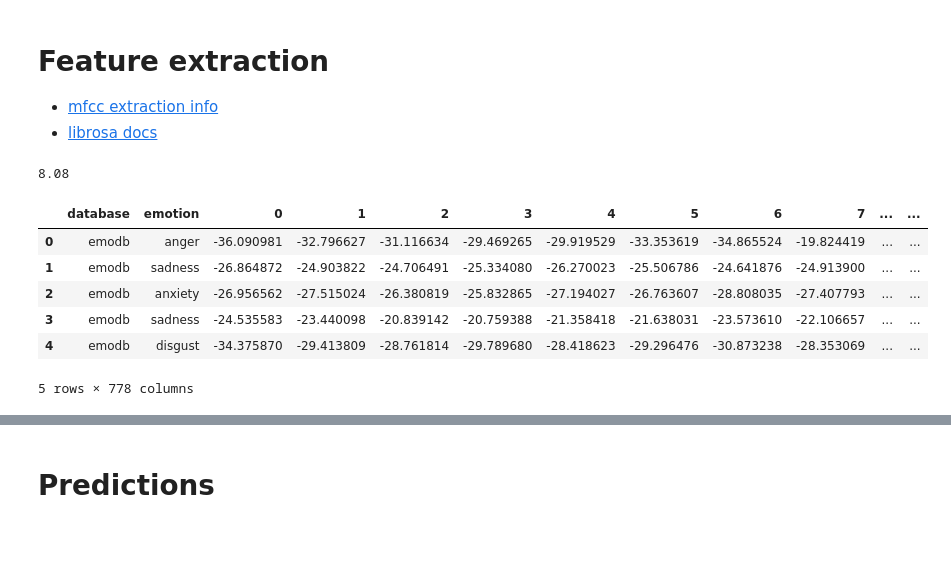
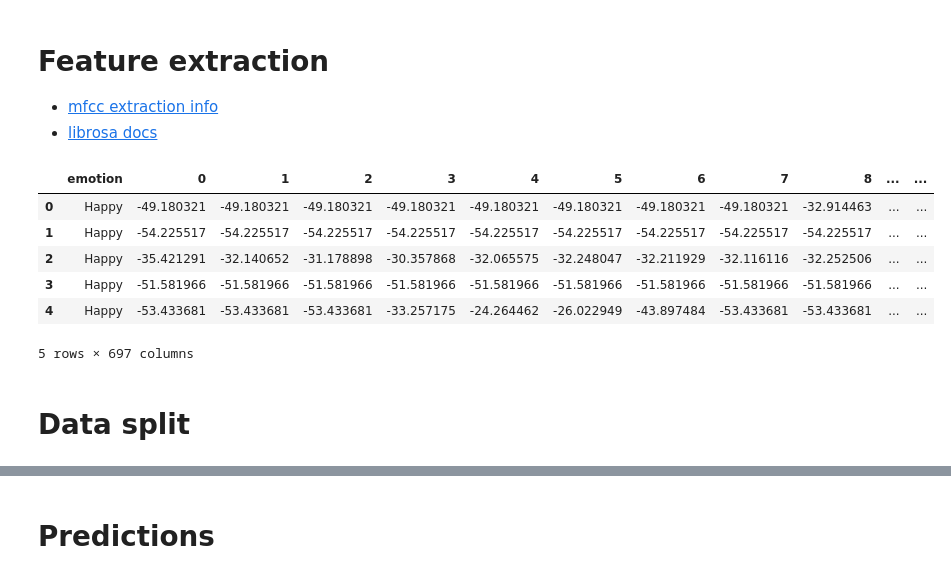
Before and after one commit to mikolajm190/python_SER_DL, a Jupyter notebook: src/ood_data_esd.ipynb, the cells around one changed output, grey strips where cells are left out. Cells and saved outputs as stored; diff of their text form; code cells hidden in the pictures; blank space fills up the shorter version.

Commit message:
data split, data preprocessing, SER task update

```diff
--- a/src/ood_data_esd.ipynb
+++ b/src/ood_data_esd.ipynb
@@ -58,6 +58,9 @@ def load_data(path):
 
     # prepare dataframe
     audio_df = pd.DataFrame(emotion)
+    audio_df = audio_df.replace({'Happy': 'happiness', 'Neutral': 'neutral', 'Surprise': 'surprise'
+                                'Sad': 'sadness', 'Angry': 'anger'})
+
     audio_df = pd.concat([pd.DataFrame(file_path), audio_df], axis=1)
     audio_df.columns = ['path', 'emotion']
 
@@ -126,42 +133,37 @@ _duration = longest_utterance_length(df)
-# %%
-print(_duration)
-# %% [output]
-8.08
 # %%
-# log-mel spectrogram into mfcc
-
-logMelSpecVal = []
-
+# mfcc features
 def parse_audio_file(path_to_file, _sr, _duration):
     # load file
     wavf, sample_rate = librosa.load(path_to_file, res_type="kaiser_fast", duration=_duration, sr=_sr)
 
     # get mfcc features (coefficients = 13, filters = 32)
     mfcc = np.array([])
     mfcc = np.mean(librosa.feature.mfcc(y=wavf, sr=sample_rate, n_mfcc = 13), axis=0)
 
     return mfcc
 
 mfccVal = []
 
 for fpath in df['path']:
-    mfcc = parse_audio_file(fpath, 44100, _duration)
+    mfcc = parse_audio_file(fpath, 44100, 8)
     mfccVal.append(mfcc)
 
 # merge emotions with features
 df = pd.concat([df, pd.DataFrame(mfccVal)], axis=1)
 
 # drop unnecessary column
 df.drop(columns='path', inplace=True)
 
 # fill na's
 df = df.fillna(0)
 df.head()
 # %% [output]
-|  | database | emotion | 0 | 1 | 2 | 3 | 4 | 5 | 6 | 7 | ... | ... |
-| 0 | emodb | anger | -36.090981 | -32.796627 | -31.116634 | -29.469265 | -29.919529 | -33.353619 | -34.865524 | -19.824419 | ... | ... |
-| 1 | emodb | sadness | -26.864872 | -24.903822 | -24.706491 | -25.334080 | -26.270023 | -25.506786 | -24.641876 | -24.913900 | ... | ... |
-| 2 | emodb | anxiety | -26.956562 | -27.515024 | -26.380819 | -25.832865 | -27.194027 | -26.763607 | -28.808035 | -27.407793 | ... | ... |
-| 3 | emodb | sadness | -24.535583 | -23.440098 | -20.839142 | -20.759388 | -21.358418 | -21.638031 | -23.573610 | -22.106657 | ... | ... |
-| 4 | emodb | disgust | -34.375870 | -29.413809 | -28.761814 | -29.789680 | -28.418623 | -29.296476 | -30.873238 | -28.353069 | ... | ... |
+|  | emotion | 0 | 1 | 2 | 3 | 4 | 5 | 6 | 7 | 8 | ... | ... |
+| 0 | Happy | -49.180321 | -49.180321 | -49.180321 | -49.180321 | -49.180321 | -49.180321 | -49.180321 | -49.180321 | -32.914463 | ... | ... |
+| 1 | Happy | -54.225517 | -54.225517 | -54.225517 | -54.225517 | -54.225517 | -54.225517 | -54.225517 | -54.225517 | -54.225517 | ... | ... |
+| 2 | Happy | -35.421291 | -32.140652 | -31.178898 | -30.357868 | -32.065575 | -32.248047 | -32.211929 | -32.116116 | -32.252506 | ... | ... |
+| 3 | Happy | -51.581966 | -51.581966 | -51.581966 | -51.581966 | -51.581966 | -51.581966 | -51.581966 | -51.581966 | -51.581966 | ... | ... |
+| 4 | Happy | -53.433681 | -53.433681 | -53.433681 | -33.257175 | -24.264462 | -26.022949 | -43.897484 | -53.433681 | -53.433681 | ... | ... |
-5 rows × 778 columns
+5 rows × 697 columns
+# %% [markdown]
+# Data split
```
Also changed, not shown: parts of 7 cells of this notebook.
